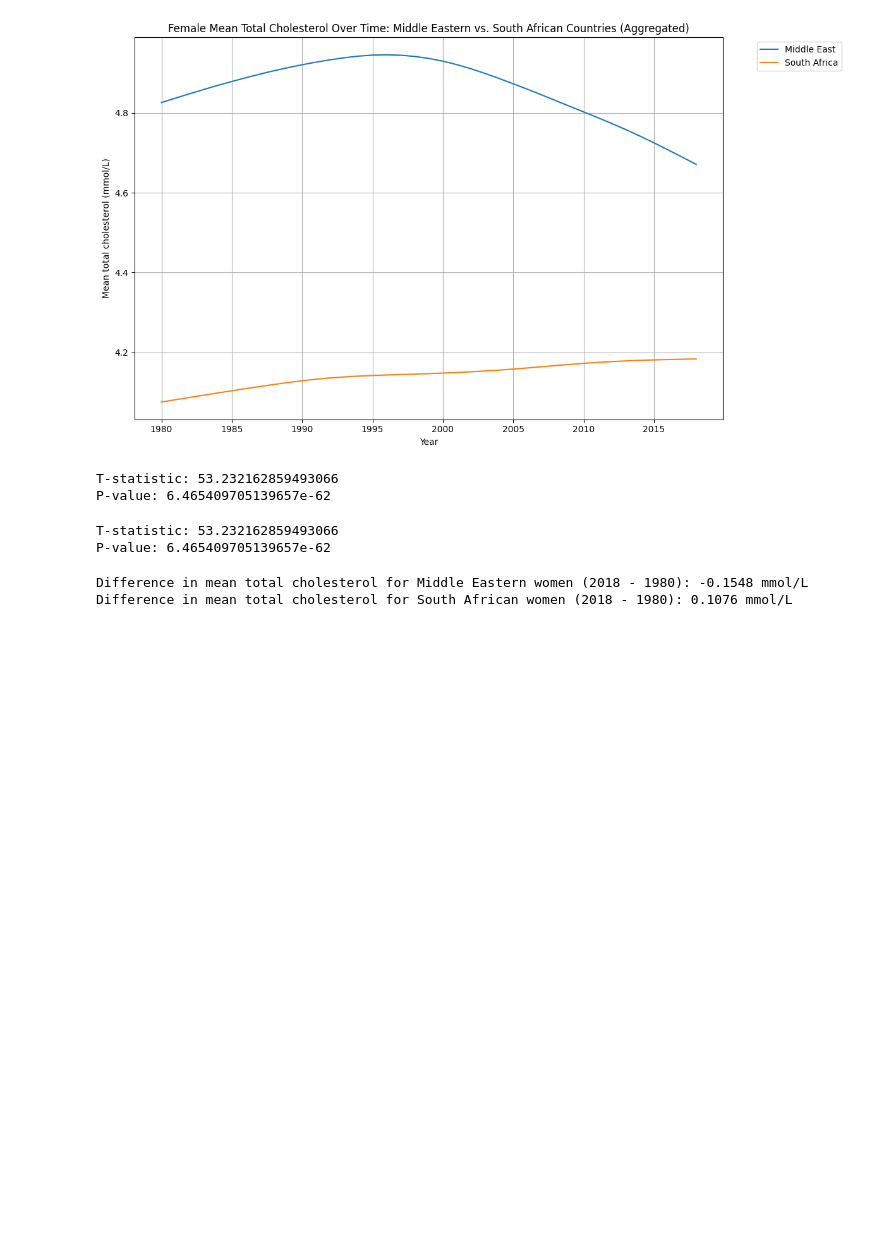
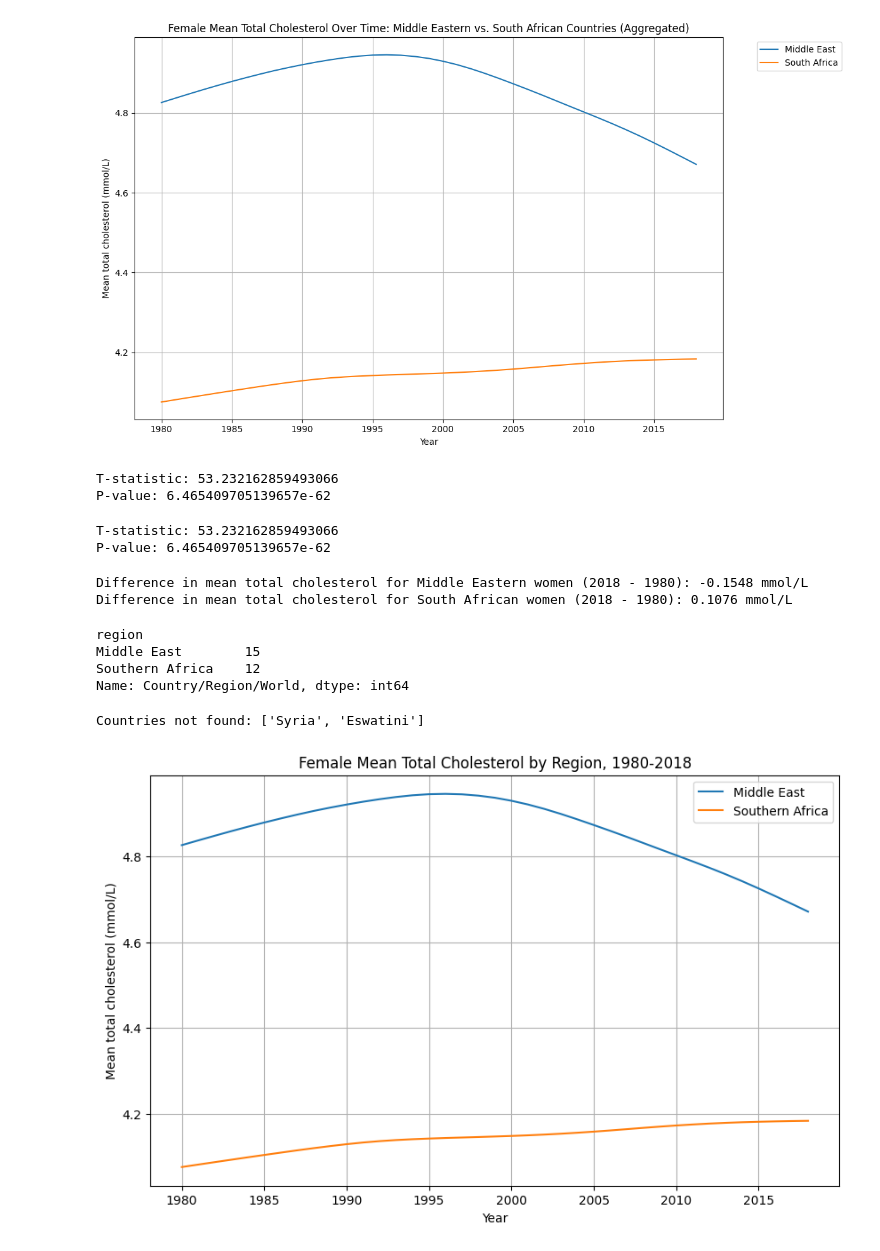
Before and after one commit to muminat58/dsrp_2026, a Jupyter notebook: DSPR_2026_Muminat.ipynb, the cells around one changed output. Cells and saved outputs as stored; diff of their text form; code cells hidden in the pictures; blank space fills up the shorter version.

```diff
--- a/DSPR_2026_Muminat.ipynb
+++ b/DSPR_2026_Muminat.ipynb
@@ -437,3 +494,69 @@ print(f"Difference in mean total cholesterol for South African women (2018 - 198
 # %% [output]
 Difference in mean total cholesterol for Middle Eastern women (2018 - 1980): -0.1548 mmol/L
 Difference in mean total cholesterol for South African women (2018 - 1980): 0.1076 mmol/L
+# %%
+middle_eastern_countries = [
+ "Afghanistan", "Bahrain", "Iran", "Iraq", "Israel", "Jordan",
+ "Kuwait", "Lebanon", "Oman", "Occupied Palestinian Territory",
+ "Qatar", "Saudi Arabia", "Syria", "Turkey",
+ "United Arab Emirates", "Yemen"
+]
+southern_african_countries = [
+ "South Africa", "Angola", "Botswana", "Comoros", "Eswatini",
+ "Lesotho", "Madagascar", "Malawi", "Mauritius", "Mozambique",
+ "Namibia", "Zambia", "Zimbabwe"
+]
+selected_countries = (
+ middle_eastern_countries + southern_african_countries
+)
+analysis_df = df[
+ (df["Sex"] == "Women") &
+ (df["Country/Region/World"].isin(selected_countries))
+].copy()
+analysis_df["region"] = np.where(
+ analysis_df["Country/Region/World"].isin(middle_eastern_countries),
+ "Middle East",
+ "Southern Africa"
+)
+print(
+ analysis_df.groupby("region")["Country/Region/World"].nunique()
+)
+# %% [output]
+region
+Middle East        15
+Southern Africa    12
+Name: Country/Region/World, dtype: int64
+# %%
+countries_in_data = set(df["Country/Region/World"])
+missing_countries = [
+ country for country in selected_countries
+ if country not in countries_in_data
+]
+print("Countries not found:", missing_countries)
+# %% [output]
+Countries not found: ['Syria', 'Eswatini']
+# %%
+regional_yearly = (
+ analysis_df
+ .groupby(["region", "Year"], as_index=False)
+ ["Mean total cholesterol (mmol/L)"]
+ .mean()
+)
+plt.figure(figsize=(10, 6))
+for region in regional_yearly["region"].unique():
+ region_data = regional_yearly[
+ regional_yearly["region"] == region
+ ]
+ plt.plot(
+ region_data["Year"],
+ region_data["Mean total cholesterol (mmol/L)"],
+ label=region
+ )
+plt.title("Female Mean Total Cholesterol by Region, 1980-2018")
+plt.xlabel("Year")
+plt.ylabel("Mean total cholesterol (mmol/L)")
+plt.legend()
+plt.grid(True)
+plt.show()
+# %% [output]
+[figure, added]
```
Also changed, not shown: parts of 15 cells of this notebook.
